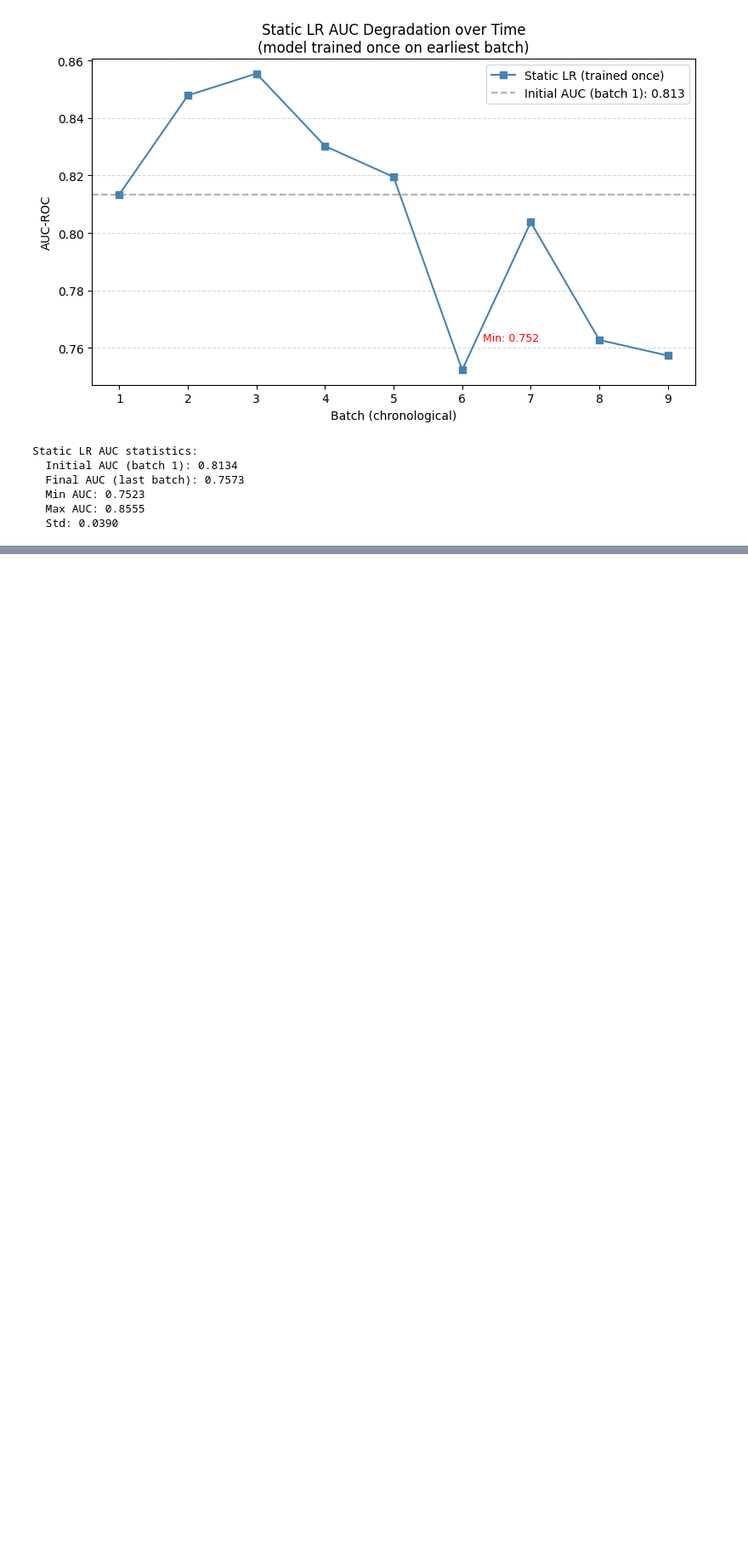
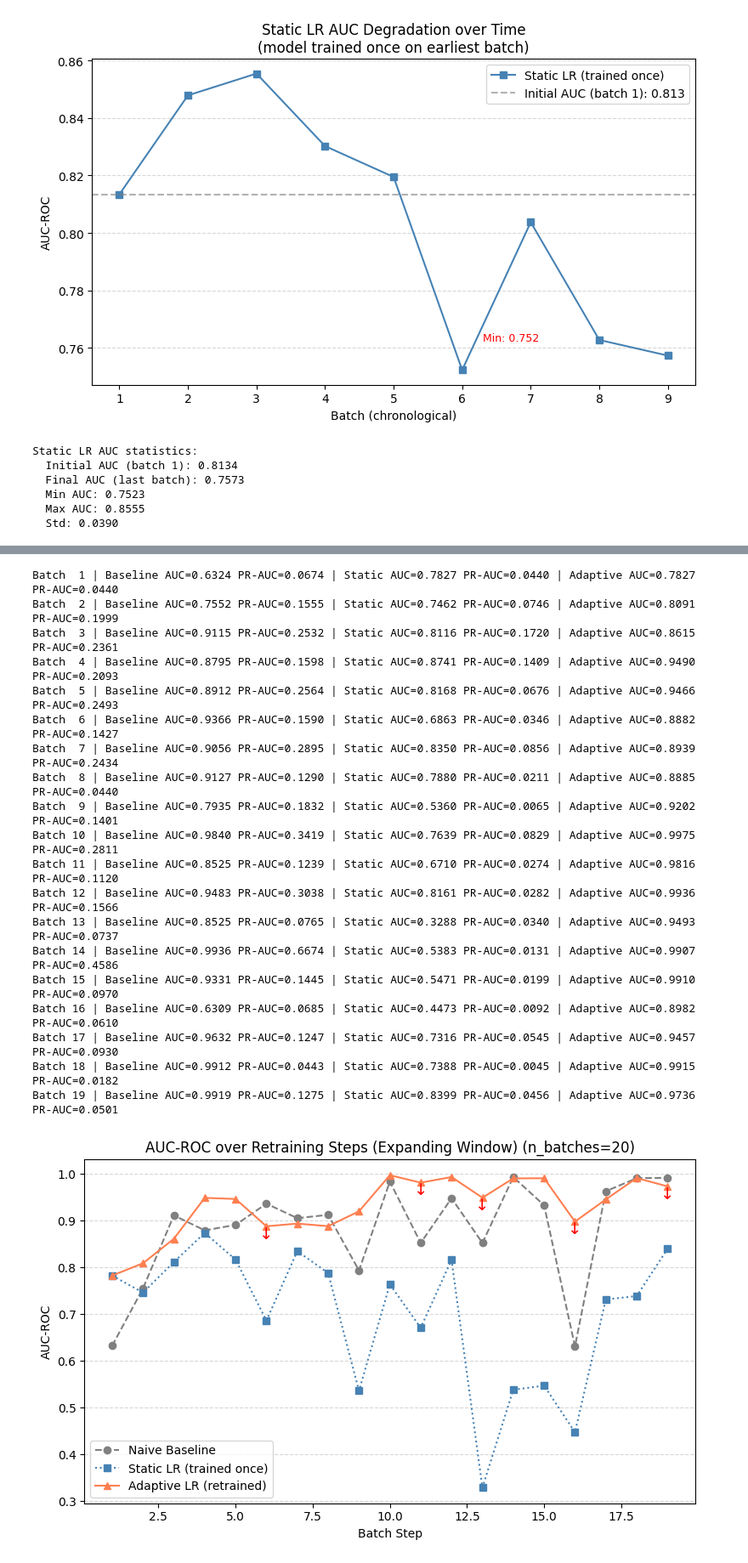
Before and after one commit to giadauva/OMG-Thesis, a Jupyter notebook: Adaptive_learning.ipynb, the cells around one changed output, grey strips where cells are left out. Shown at 85% size. Drawn from its saved outputs; the diff is of its cells as text; code cells hidden in the pictures; blank space fills up the shorter version.

```diff
--- a/Adaptive_learning.ipynb
+++ b/Adaptive_learning.ipynb
@@ -886,0 +923,36 @@ Static LR AUC statistics:
+# %%
+# ── n=20 results for click prediction ─────────────────────────────────────
+results_click_n20 = run_adaptive_evaluation_click(df_model, n_batches=20, window='expanding')
+
+# Line plot: AUC over 19 batch steps at n=20 (click)
+plot_auc_over_batches(results_click_n20,
+                      window_label='Expanding Window',
+                      metric='auc',
+                      title_suffix=' (n_batches=20)')
+
+# Line plot: PR-AUC over 19 batch steps at n=20 (click)
+plot_auc_over_batches(results_click_n20,
+                      window_label='Expanding Window',
+                      metric='prauc',
+                      title_suffix=' (n_batches=20)')
+# %% [output]
+Batch  1 | Baseline AUC=0.6324 PR-AUC=0.0674 | Static AUC=0.7827 PR-AUC=0.0440 | Adaptive AUC=0.7827 PR-AUC=0.0440
+Batch  2 | Baseline AUC=0.7552 PR-AUC=0.1555 | Static AUC=0.7462 PR-AUC=0.0746 | Adaptive AUC=0.8091 PR-AUC=0.1999
+Batch  3 | Baseline AUC=0.9115 PR-AUC=0.2532 | Static AUC=0.8116 PR-AUC=0.1720 | Adaptive AUC=0.8615 PR-AUC=0.2361
+Batch  4 | Baseline AUC=0.8795 PR-AUC=0.1598 | Static AUC=0.8741 PR-AUC=0.1409 | Adaptive AUC=0.9490 PR-AUC=0.2093
+Batch  5 | Baseline AUC=0.8912 PR-AUC=0.2564 | Static AUC=0.8168 PR-AUC=0.0676 | Adaptive AUC=0.9466 PR-AUC=0.2493
+Batch  6 | Baseline AUC=0.9366 PR-AUC=0.1590 | Static AUC=0.6863 PR-AUC=0.0346 | Adaptive AUC=0.8882 PR-AUC=0.1427
+Batch  7 | Baseline AUC=0.9056 PR-AUC=0.2895 | Static AUC=0.8350 PR-AUC=0.0856 | Adaptive AUC=0.8939 PR-AUC=0.2434
+Batch  8 | Baseline AUC=0.9127 PR-AUC=0.1290 | Static AUC=0.7880 PR-AUC=0.0211 | Adaptive AUC=0.8885 PR-AUC=0.0440
+Batch  9 | Baseline AUC=0.7935 PR-AUC=0.1832 | Static AUC=0.5360 PR-AUC=0.0065 | Adaptive AUC=0.9202 PR-AUC=0.1401
+Batch 10 | Baseline AUC=0.9840 PR-AUC=0.3419 | Static AUC=0.7639 PR-AUC=0.0829 | Adaptive AUC=0.9975 PR-AUC=0.2811
+Batch 11 | Baseline AUC=0.8525 PR-AUC=0.1239 | Static AUC=0.6710 PR-AUC=0.0274 | Adaptive AUC=0.9816 PR-AUC=0.1120
+Batch 12 | Baseline AUC=0.9483 PR-AUC=0.3038 | Static AUC=0.8161 PR-AUC=0.0282 | Adaptive AUC=0.9936 PR-AUC=0.1566
+Batch 13 | Baseline AUC=0.8525 PR-AUC=0.0765 | Static AUC=0.3288 PR-AUC=0.0340 | Adaptive AUC=0.9493 PR-AUC=0.0737
+Batch 14 | Baseline AUC=0.9936 PR-AUC=0.6674 | Static AUC=0.5383 PR-AUC=0.0131 | Adaptive AUC=0.9907 PR-AUC=0.4586
+Batch 15 | Baseline AUC=0.9331 PR-AUC=0.1445 | Static AUC=0.5471 PR-AUC=0.0199 | Adaptive AUC=0.9910 PR-AUC=0.0970
+Batch 16 | Baseline AUC=0.6309 PR-AUC=0.0685 | Static AUC=0.4473 PR-AUC=0.0092 | Adaptive AUC=0.8982 PR-AUC=0.0610
+Batch 17 | Baseline AUC=0.9632 PR-AUC=0.1247 | Static AUC=0.7316 PR-AUC=0.0545 | Adaptive AUC=0.9457 PR-AUC=0.0930
+Batch 18 | Baseline AUC=0.9912 PR-AUC=0.0443 | Static AUC=0.7388 PR-AUC=0.0045 | Adaptive AUC=0.9915 PR-AUC=0.0182
+Batch 19 | Baseline AUC=0.9919 PR-AUC=0.1275 | Static AUC=0.8399 PR-AUC=0.0456 | Adaptive AUC=0.9736 PR-AUC=0.0501
+[figure, added]
```
Also changed, not shown: parts of 9 cells of this notebook.
